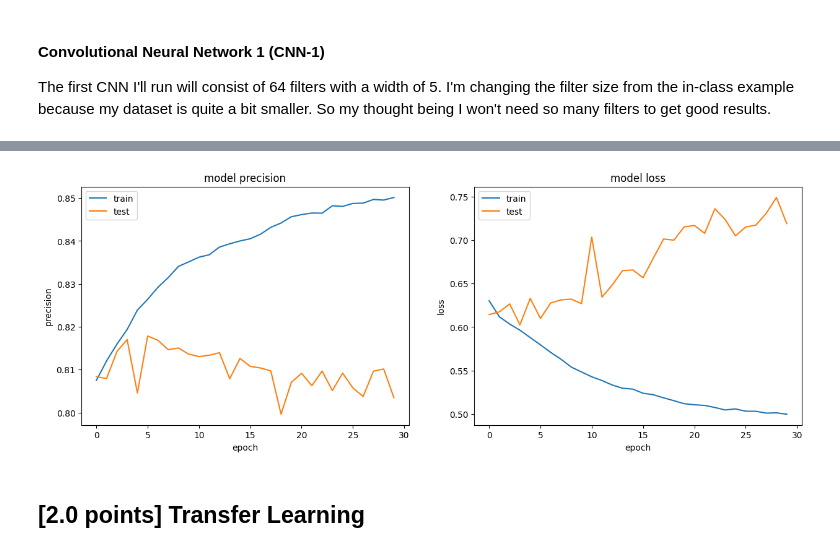
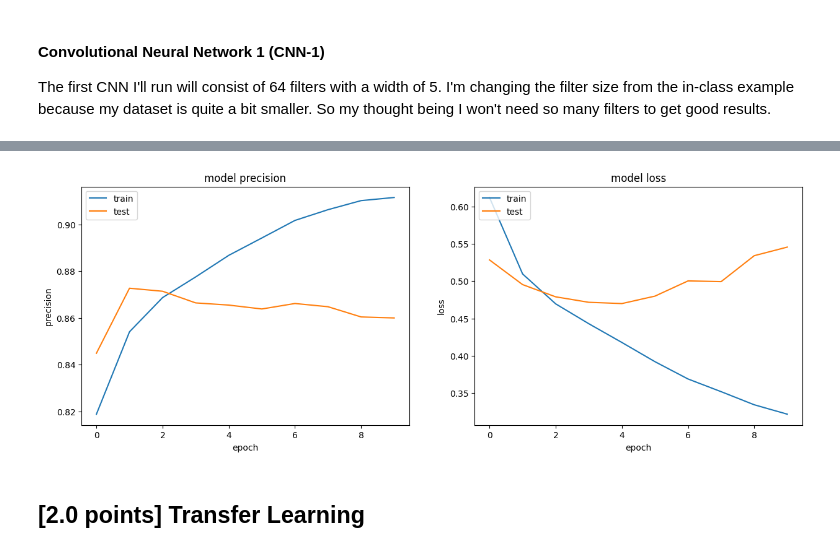
Before and after one commit to cphchip/cs8321_code, a Jupyter notebook: Lab 2/Henderson_48996654_Lab_2.ipynb, the cells around one changed output, grey strips where cells are left out. Saved outputs shown, nothing was run; the diff lists cells and outputs as text; code cells hidden in the pictures.

```diff
--- a/Lab 2/Henderson_48996654_Lab_2.ipynb
+++ b/Lab 2/Henderson_48996654_Lab_2.ipynb
@@ -413,8 +395,16 @@ Epoch 30/30
 # %%
 # Source: Modified from in class notebook 13a
 
+from tensorflow.keras.metrics import Precision
+from tensorflow.keras.models import Model
+from tensorflow.keras.layers import Conv1D, MaxPooling1D, GlobalAveragePooling1D
+from tensorflow.keras.layers import Flatten, Dense, Dropout
+from tensorflow.keras.layers import Subtract
+
+
 EMBED_SIZE = 300  # same size as loaded from GLOVE
-sequence_input = Input(shape=(MAX_TWEET_LEN,), dtype='int32')
+NUM_CLASSES = 3 # positive, negative, neutral
+sequence_input = Input(shape=(MAX_REVIEW_LEN,), dtype='int32')
 # starting size: 1000
 embedded_sequences = embedding_layer(sequence_input) # from previous embedding
 x = Conv1D(64, 5, activation='relu',
@@ -470,33 +476,33 @@ NameError: name 'Input' is not defined
 # %%
 # Source: in class lecture notebook 13a
 %matplotlib inline
 
 # combine all the history from training together
 combined = dict()
 for key in ['precision','val_precision','loss','val_loss']:
-    combined[key] = np.hstack([x.history[key] for x in cnn1_histories])
+    combined[key] = np.hstack([x.history[key] for x in model_xvec_histories])
 
 # summarize history for precision
 plt.figure(figsize=(15,5))
 plt.subplot(121)
 plt.plot(combined['precision'])
 plt.plot(combined['val_precision'])
 plt.title('model precision')
 plt.ylabel('precision')
 plt.xlabel('epoch')
 plt.legend(['train', 'test'], loc='upper left')
 
 # summarize history for loss
 plt.subplot(122)
 plt.plot(combined['loss'])
 plt.plot(combined['val_loss'])
 plt.title('model loss')
 plt.ylabel('loss')
 plt.xlabel('epoch')
 plt.legend(['train', 'test'], loc='upper left')
 plt.show()
 # %% [output]
-[figure, old version]
+[figure, new version]
 # %% [markdown]
 ## [2.0 points] Transfer Learning
 # %%
```
Also changed, not shown: parts of 13 cells of this notebook.
